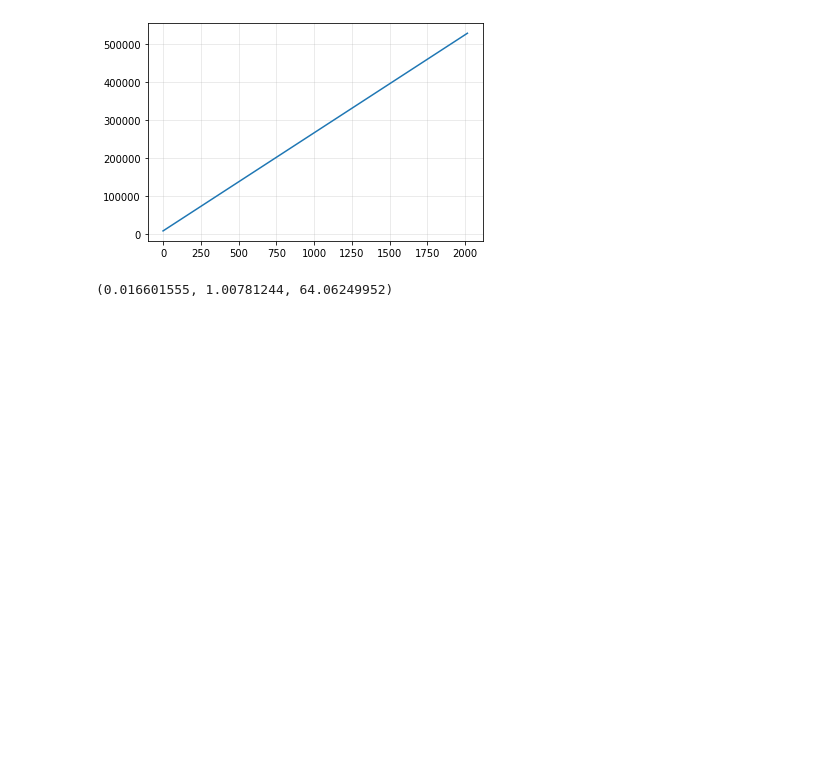
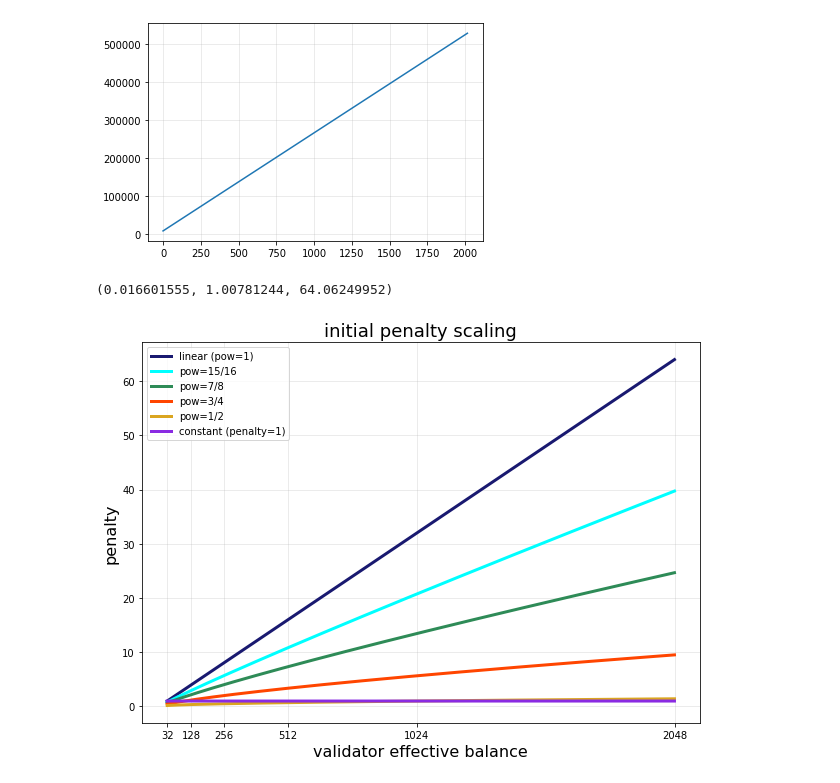
Before and after one commit to michaelneuder/relay-data, a Jupyter notebook: maxeb/slashings.ipynb, the cells around one changed output. Drawn from its saved outputs; the diff is of its cells as text; code cells hidden in the pictures; blank space fills up the shorter version.

```diff
--- a/maxeb/slashings.ipynb
+++ b/maxeb/slashings.ipynb
@@ -202,3 +202,34 @@ eb = 2048
 calcLeak(eb, 16) / 1_000_000_000, calcLeak(eb, 128) / 1_000_000_000, calcLeak(eb, 1024) / 1_000_000_000
 # %% [output]
 (0.016601555, 1.00781244, 64.06249952)
+# %%
+# sub-linear scaling
+
+vals = np.arange(32, 2048)
+linear = vals / 32
+const = np.zeros(len(vals)) + 1
+sqrt = np.power(vals, 1/2) / 32
+p34 = np.power(vals, 3/4) / 32
+p78 = np.power(vals, 7/8) / 32
+p1516 = np.power(vals, 15/16) / 32
+# %%
+f, ax = plt.subplots(figsize=(10,7))
+
+ax.plot(vals, linear, color='midnightblue', label='linear (pow=1)', linewidth=3)
+ax.plot(vals, p1516, color='cyan', label='pow=15/16', linewidth=3)
+ax.plot(vals, p78, color='seagreen', label='pow=7/8', linewidth=3)
+ax.plot(vals, p34, color='orangered', label='pow=3/4', linewidth=3)
+ax.plot(vals, sqrt, color='goldenrod', label='pow=1/2', linewidth=3)
+ax.plot(vals, const, color='blueviolet', label='constant (penalty=1)', linewidth=3)
+
+ax.legend()
+ax.set_xlabel('validator effective balance', size=16)
+ax.set_ylabel('penalty', size=16)
+ax.set_title('initial penalty scaling', size=18)
+
+ax.set_xticks([32, 128, 256, 512, 1024, 2048])
+ax.set_xticklabels([str(i) for i in ax.get_xticks()])
+
+plt.show()
+# %% [output]
+[figure, added]
```
